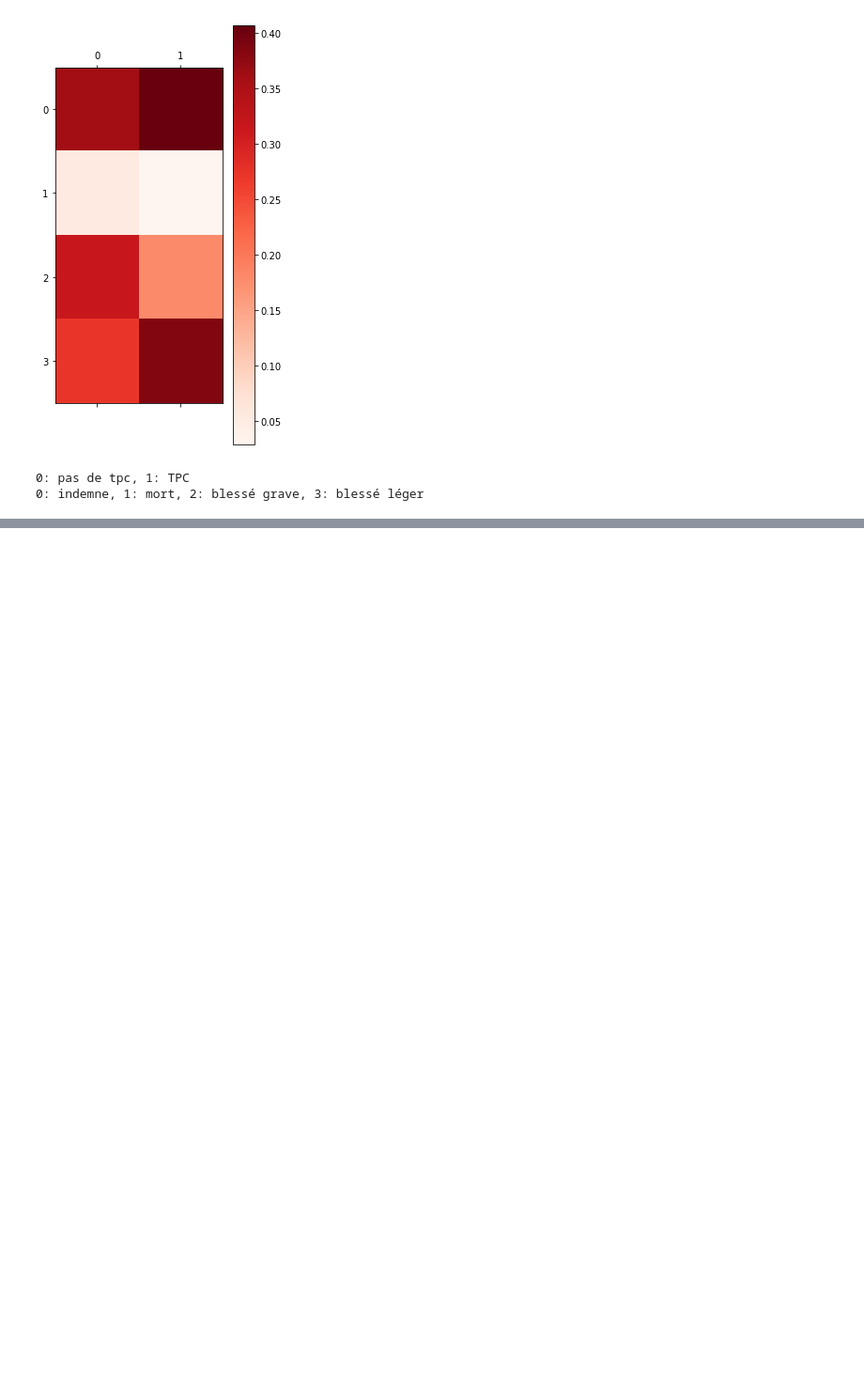
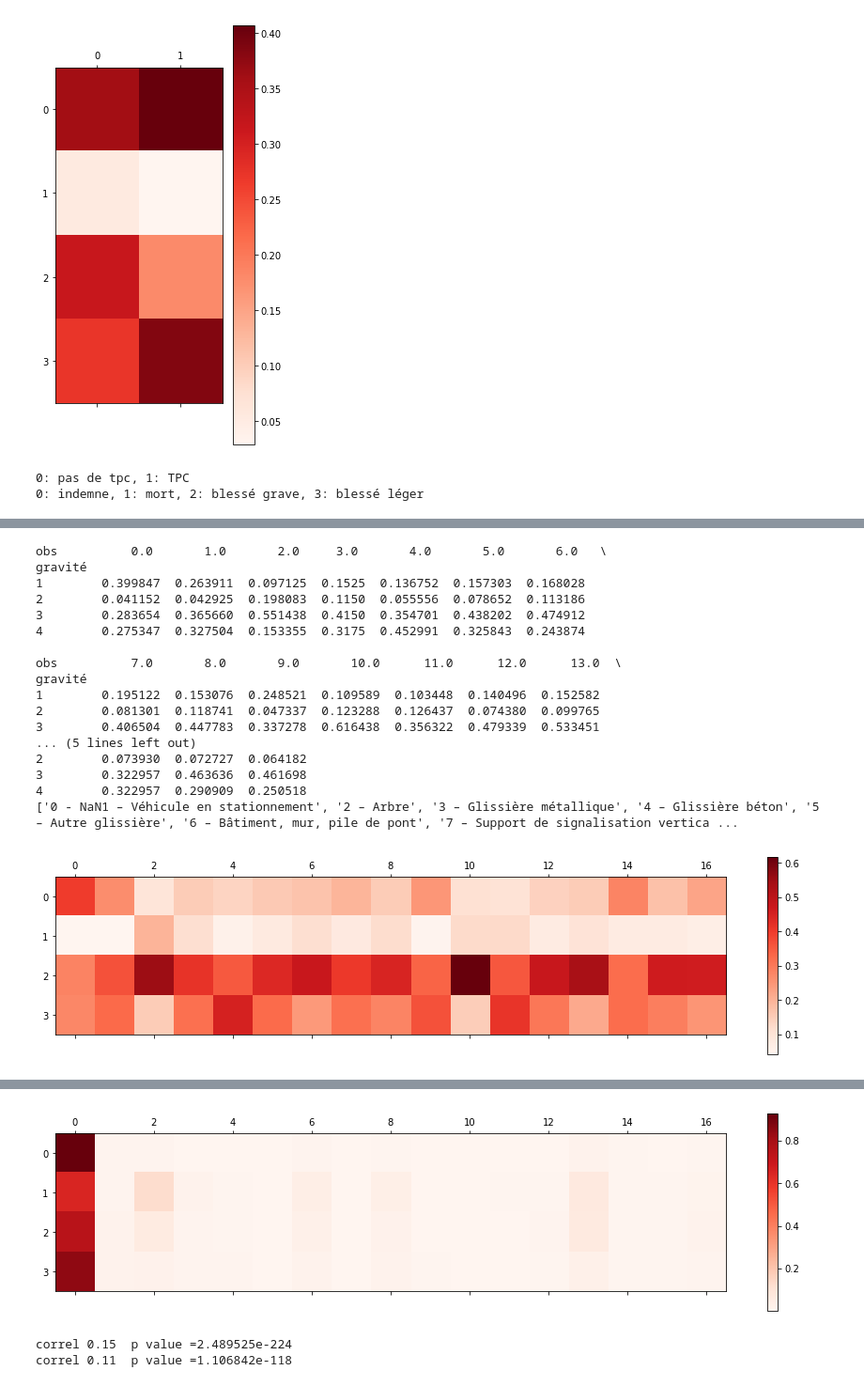
Before and after one commit to ericbenhamou/MASH_IPJ_2018, a Jupyter notebook: Rapport.ipynb, the cells around one changed output, grey strips where cells are left out. Shown at 94% size. Drawn from its saved outputs; the diff is of its cells as text; code cells hidden in the pictures; blank space fills up the shorter version.

```diff
--- a/Rapport.ipynb
+++ b/Rapport.ipynb
@@ -343,0 +545,5 @@ La corrélation est de -0.11.
+# %%
+tab['accotement'] = tab['situ'] == 3
+res_test_5 = scs.pearsonr(tab['accotement'].values, tab['mort_ou_grave'].values)
+p_value5 = res_test_5[1]
+print('correl {:.2f}'.format(res_test_5[0]),' p value ={:e}'.format(p_value5))
@@ -343,0 +552,4 @@ La corrélation est de -0.11.
+# %%
+tab = tab.merge(dfs[1],how='inner')
+print(tab.shape)
+tab.columns
@@ -343,0 +567,52 @@ La corrélation est de -0.11.
+# %%
+res4 = pd.crosstab( tab['grav'].values, tab['obs'].values, rownames =[ 'gravité' ], colnames = ['obs'], normalize='columns' )
+print(res4)
+print( [
+'0 - NaN'
+'1 – Véhicule en stationnement',
+'2 – Arbre',
+'3 – Glissière métallique',
+'4 – Glissière béton',
+'5 – Autre glissière',
+'6 – Bâtiment, mur, pile de pont',
+'7 – Support de signalisation verticale ou poste d’appel d’urgence',
+'8 – Poteau',
+'9 – Mobilier urbain',
+'10 – Parapet',
+'11 – Ilot, refuge, borne haute',
+'12 – Bordure de trottoir',
+'13 – Fossé, talus, paroi rocheuse',
+'14 – Autre obstacle fixe sur chaussée',
+'15 – Autre obstacle fixe sur trottoir ou accotement',
+'16 – Sortie de chaussée sans obstacle',
+])
+
+plt.matshow( res4.values, cmap=cm.Reds, interpolation='none')
+plt.colorbar()
+plt.show()
+
+
+res5 = pd.crosstab( tab['grav'].values, tab['obs'].values, rownames =[ 'gravité' ], colnames = ['obs'], normalize='index' )
+print(res5)
+plt.matshow( res5.values, cmap=cm.Reds, interpolation='none')
+plt.colorbar()
+plt.show()
+# %% [output]
+obs          0.0       1.0       2.0     3.0       4.0       5.0       6.0   \
+gravité
+1        0.399847  0.263911  0.097125  0.1525  0.136752  0.157303  0.168028
+2        0.041152  0.042925  0.198083  0.1150  0.055556  0.078652  0.113186
+3        0.283654  0.365660  0.551438  0.4150  0.354701  0.438202  0.474912
+4        0.275347  0.327504  0.153355  0.3175  0.452991  0.325843  0.243874
+
+obs          7.0       8.0       9.0       10.0      11.0      12.0      13.0  \
+gravité
+1        0.195122  0.153076  0.248521  0.109589  0.103448  0.140496  0.152582
+2        0.081301  0.118741  0.047337  0.123288  0.126437  0.074380  0.099765
+3        0.406504  0.447783  0.337278  0.616438  0.356322  0.479339  0.533451
+... (5 lines left out)
+2        0.073930  0.072727  0.064182
+3        0.322957  0.463636  0.461698
+4        0.322957  0.290909  0.250518
+['0 - NaN1 – Véhicule en stationnement', '2 – Arbre', '3 – Glissière métallique', '4 – Glissière béton', '5 – Autre glissière', '6 – Bâtiment, mur, pile de pont', '7 – Support de signalisation vertica ...
+[figure, added]
@@ -343,0 +639,14 @@ La corrélation est de -0.11.
+[figure, added]
+# %%
+tab['arbre'] = tab['obs'] == 2
+res_test_5 = scs.pearsonr(tab['arbre'].values, tab['mort_ou_grave'].values)
+p_value5 = res_test_5[1]
+print('correl {:.2f}'.format(res_test_5[0]),' p value ={:e}'.format(p_value5))
+
+tab['fosse'] = tab['obs'] == 13
+res_test_5 = scs.pearsonr(tab['fosse'].values, tab['mort_ou_grave'].values)
+p_value5 = res_test_5[1]
+print('correl {:.2f}'.format(res_test_5[0]),' p value ={:e}'.format(p_value5))
+# %% [output]
+correl 0.15  p value =2.489525e-224
+correl 0.11  p value =1.106842e-118
```
Also changed, not shown: parts of 20 cells of this notebook.
